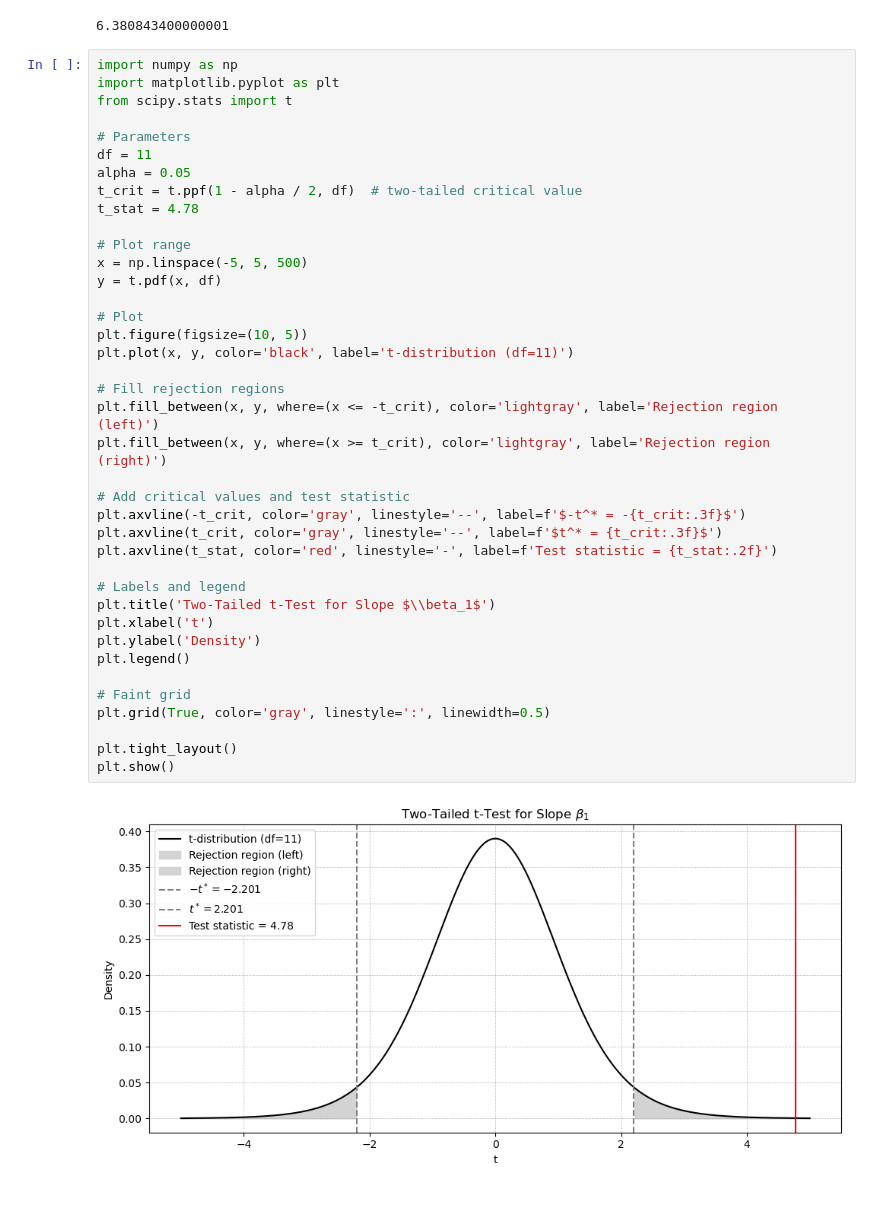
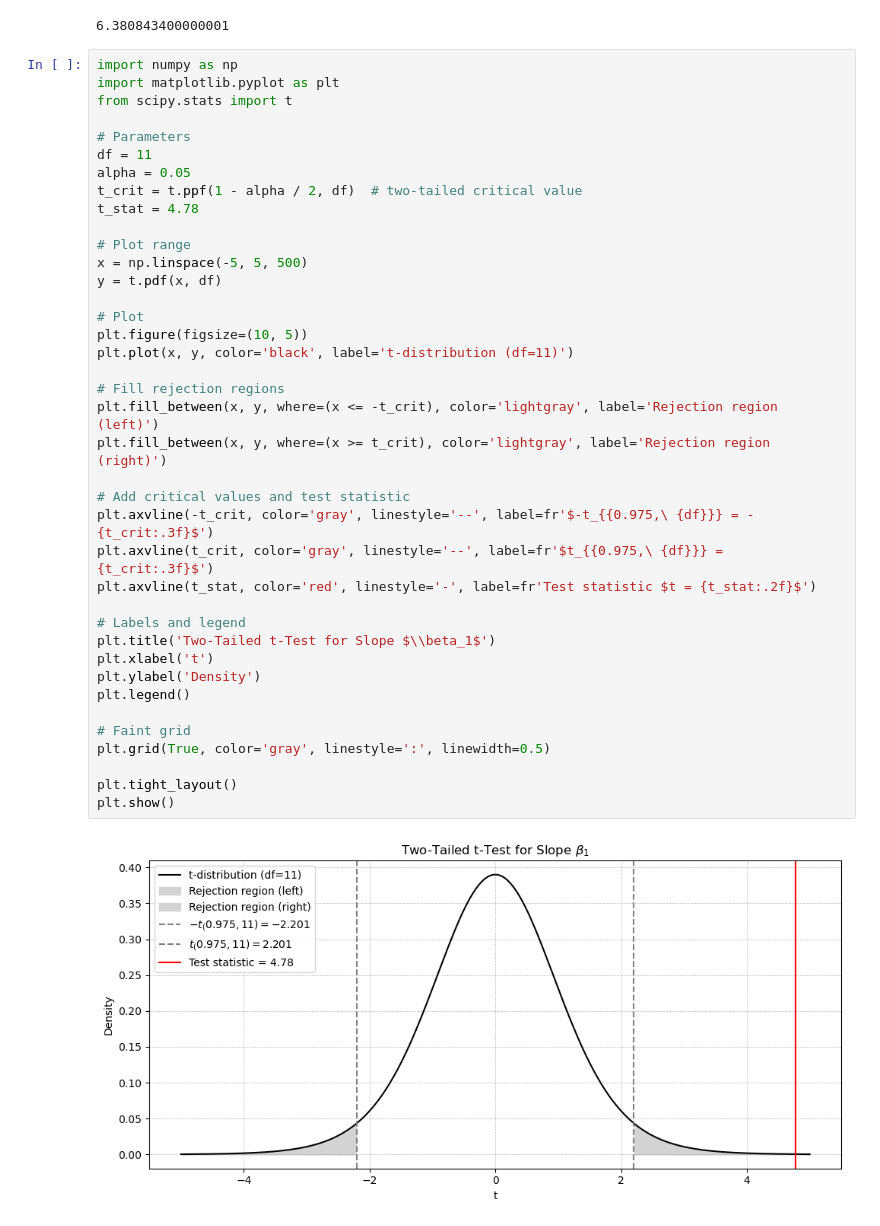
Before and after one commit to kdhenderson/stats-notes-for-ds, a Jupyter notebook: notebooks/foundation-chapter08_figs.ipynb, the cells around one changed output. Drawn from its saved outputs; the diff is of its cells as text.

```diff
--- a/notebooks/foundation-chapter08_figs.ipynb
+++ b/notebooks/foundation-chapter08_figs.ipynb
@@ -129,34 +131,34 @@ df = 11
 alpha = 0.05
 t_crit = t.ppf(1 - alpha / 2, df)  # two-tailed critical value
 t_stat = 4.78
 
 # Plot range
 x = np.linspace(-5, 5, 500)
 y = t.pdf(x, df)
 
 # Plot
 plt.figure(figsize=(10, 5))
 plt.plot(x, y, color='black', label='t-distribution (df=11)')
 
 # Fill rejection regions
 plt.fill_between(x, y, where=(x <= -t_crit), color='lightgray', label='Rejection region (left)')
 plt.fill_between(x, y, where=(x >= t_crit), color='lightgray', label='Rejection region (right)')
 
 # Add critical values and test statistic
-plt.axvline(-t_crit, color='gray', linestyle='--', label=f'$-t^* = -{t_crit:.3f}$')
-plt.axvline(t_crit, color='gray', linestyle='--', label=f'$t^* = {t_crit:.3f}$')
-plt.axvline(t_stat, color='red', linestyle='-', label=f'Test statistic = {t_stat:.2f}')
+plt.axvline(-t_crit, color='gray', linestyle='--', label=fr'$-t_{{0.975,\ {df}}} = -{t_crit:.3f}$')
+plt.axvline(t_crit, color='gray', linestyle='--', label=fr'$t_{{0.975,\ {df}}} = {t_crit:.3f}$')
+plt.axvline(t_stat, color='red', linestyle='-', label=fr'Test statistic $t = {t_stat:.2f}$')
 
 # Labels and legend
 plt.title('Two-Tailed t-Test for Slope $\\beta_1$')
 plt.xlabel('t')
 plt.ylabel('Density')
 plt.legend()
 
 # Faint grid
 plt.grid(True, color='gray', linestyle=':', linewidth=0.5)
 
 plt.tight_layout()
 plt.show()
 # %% [output]
-[figure, old version]
+[figure, new version]
```
Also changed, not shown: parts of 1 cell of this notebook, 3 other files.
